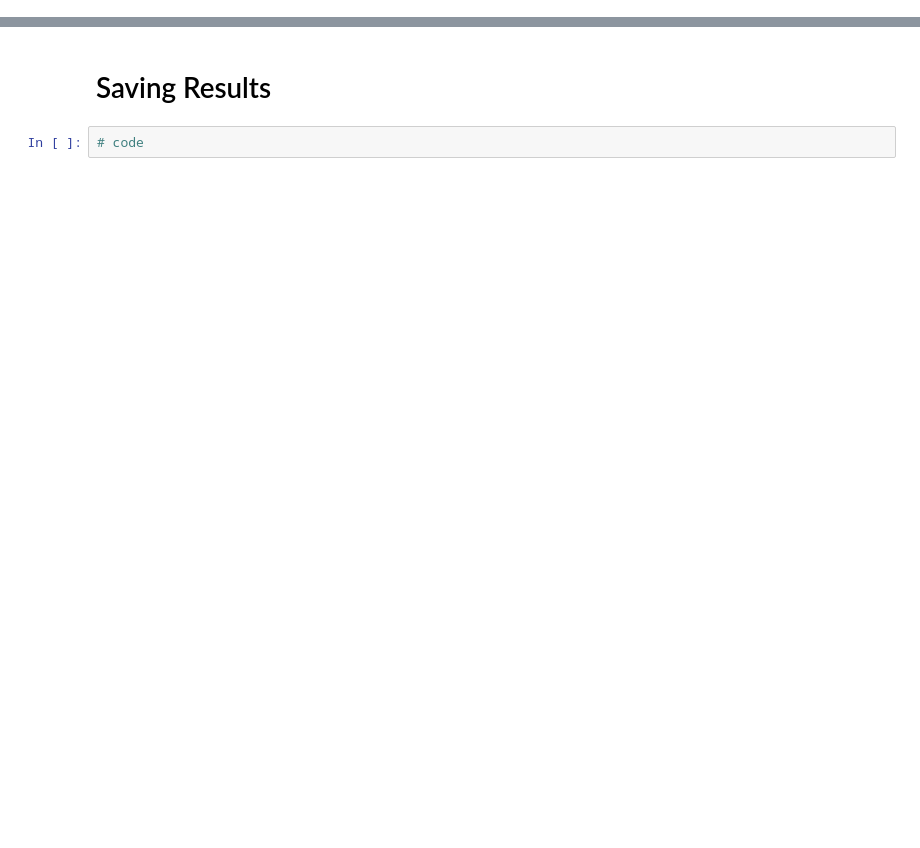
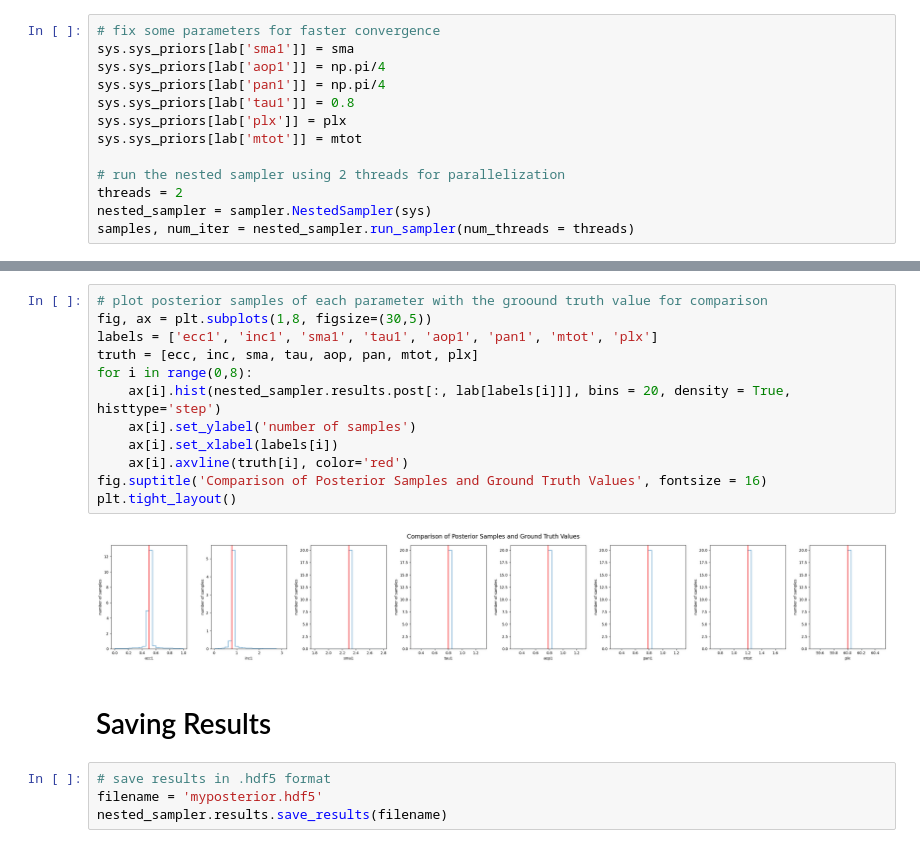
Before and after one commit to sblunt/orbitize, a Jupyter notebook: docs/tutorials/dynesty_tutorial.ipynb, the cells around one changed output, grey strips where cells are left out. Saved outputs shown, nothing was run; the diff lists cells and outputs as text; blank space fills up the shorter version.

Commit message:
nested sampler tutorial!

```diff
--- a/docs/tutorials/dynesty_tutorial.ipynb
+++ b/docs/tutorials/dynesty_tutorial.ipynb
@@ -58,0 +55,13 @@ description
+# %%
+# fix some parameters for faster convergence
+sys.sys_priors[lab['sma1']] = sma
+sys.sys_priors[lab['aop1']] = np.pi/4
+sys.sys_priors[lab['pan1']] = np.pi/4
+sys.sys_priors[lab['tau1']] = 0.8
+sys.sys_priors[lab['plx']] = plx
+sys.sys_priors[lab['mtot']] = mtot
+
+# run the nested sampler using 2 threads for parallelization
+threads = 2
+nested_sampler = sampler.NestedSampler(sys)
+samples, num_iter = nested_sampler.run_sampler(num_threads = threads)
@@ -59,4 +75,20 @@ description
+# %%
+# plot posterior samples of each parameter with the groound truth value for comparison
+fig, ax = plt.subplots(1,8, figsize=(30,5))
+labels = ['ecc1', 'inc1', 'sma1', 'tau1', 'aop1', 'pan1', 'mtot', 'plx']
+truth = [ecc, inc, sma, tau, aop, pan, mtot, plx]
+for i in range(0,8):
+    ax[i].hist(nested_sampler.results.post[:, lab[labels[i]]], bins = 20, density = True, histtype='step')
+    ax[i].set_ylabel('number of samples')
+    ax[i].set_xlabel(labels[i])
+    ax[i].axvline(truth[i], color='red')
+fig.suptitle('Comparison of Posterior Samples and Ground Truth Values', fontsize = 16)
+plt.tight_layout()
+# %% [output]
+[figure, added]
 # %% [markdown]
 # Saving Results
-# %%
-# code
+# %%
+# save results in .hdf5 format
+filename = 'myposterior.hdf5'
+nested_sampler.results.save_results(filename)
```
Also changed, not shown: parts of 16 cells of this notebook.
